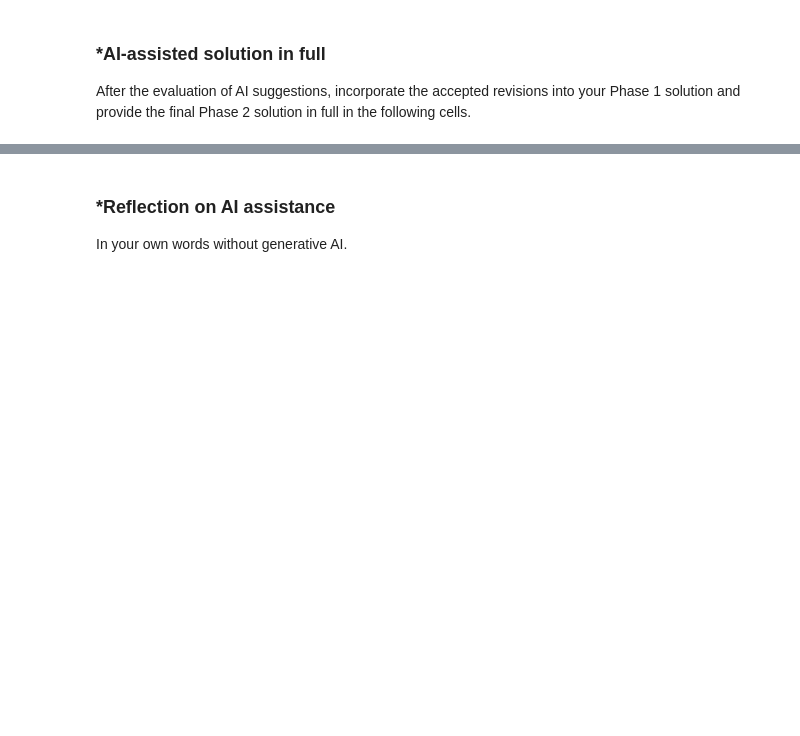
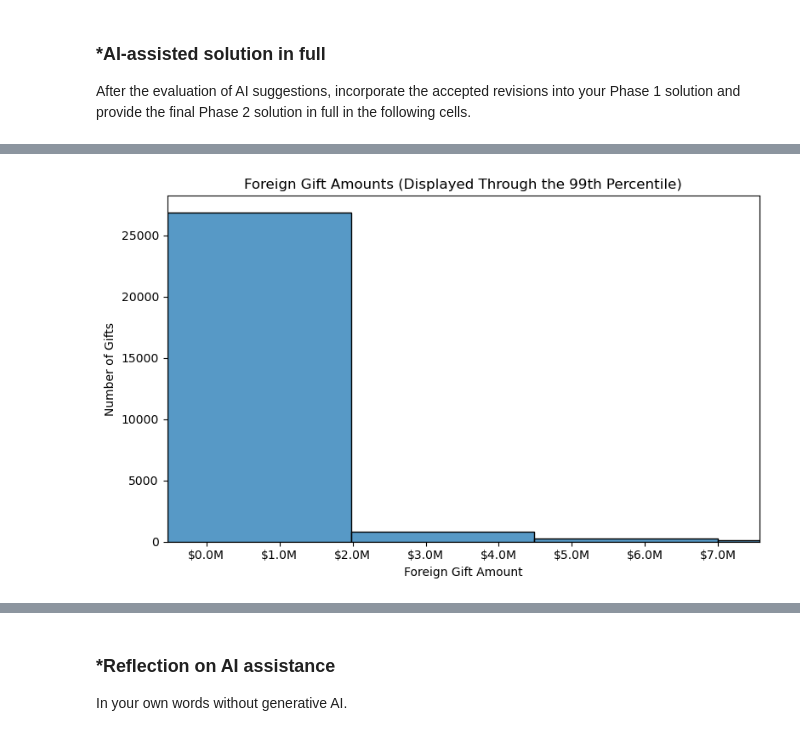
Before and after one commit to emmchung/A02-eda-and-visualization, a Jupyter notebook: notebook.ipynb, the cells around one changed output, grey strips where cells are left out. Saved outputs shown, nothing was run; the diff lists cells and outputs as text; code cells hidden in the pictures; blank space fills up the shorter version.

```diff
--- a/notebook.ipynb
+++ b/notebook.ipynb
@@ -277,0 +289,16 @@ After the evaluation of AI suggestions, incorporate the accepted revisions into
+# %%
+import pandas as pd
+import numpy as np
+import matplotlib.pyplot as plt
+import seaborn as sns
+from matplotlib.ticker import FuncFormatter
+
+gifts_p2 = pd.read_csv("./data/ForeignGifts_edu.csv")
+
+print("Shape:", gifts_p2.shape)
+print(
+    "Missing gift amounts:",
+    gifts_p2["Foreign Gift Amount"].isna().sum()
+)
+
+gifts_p2.head()
@@ -277,0 +327,31 @@ After the evaluation of AI suggestions, incorporate the accepted revisions into
+# %%
+upper_99 = gifts_p2["Foreign Gift Amount"].quantile(0.99)
+
+fig, ax = plt.subplots(figsize=(8, 5))
+
+sns.histplot(
+    data=gifts_p2,
+    x="Foreign Gift Amount",
+    bins=40,
+    ax=ax
+)
+
+ax.set_xlim(
+    gifts_p2["Foreign Gift Amount"].min(),
+    upper_99
+)
+
+ax.xaxis.set_major_formatter(
+    FuncFormatter(lambda x, pos: f"${x / 1_000_000:.1f}M")
+)
+
+ax.set(
+    title="Foreign Gift Amounts (Displayed Through the 99th Percentile)",
+    xlabel="Foreign Gift Amount",
+    ylabel="Number of Gifts"
+)
+
+plt.tight_layout()
+plt.show()
+# %% [output]
+[figure, added]
```
Also changed, not shown: parts of 25 cells of this notebook.
